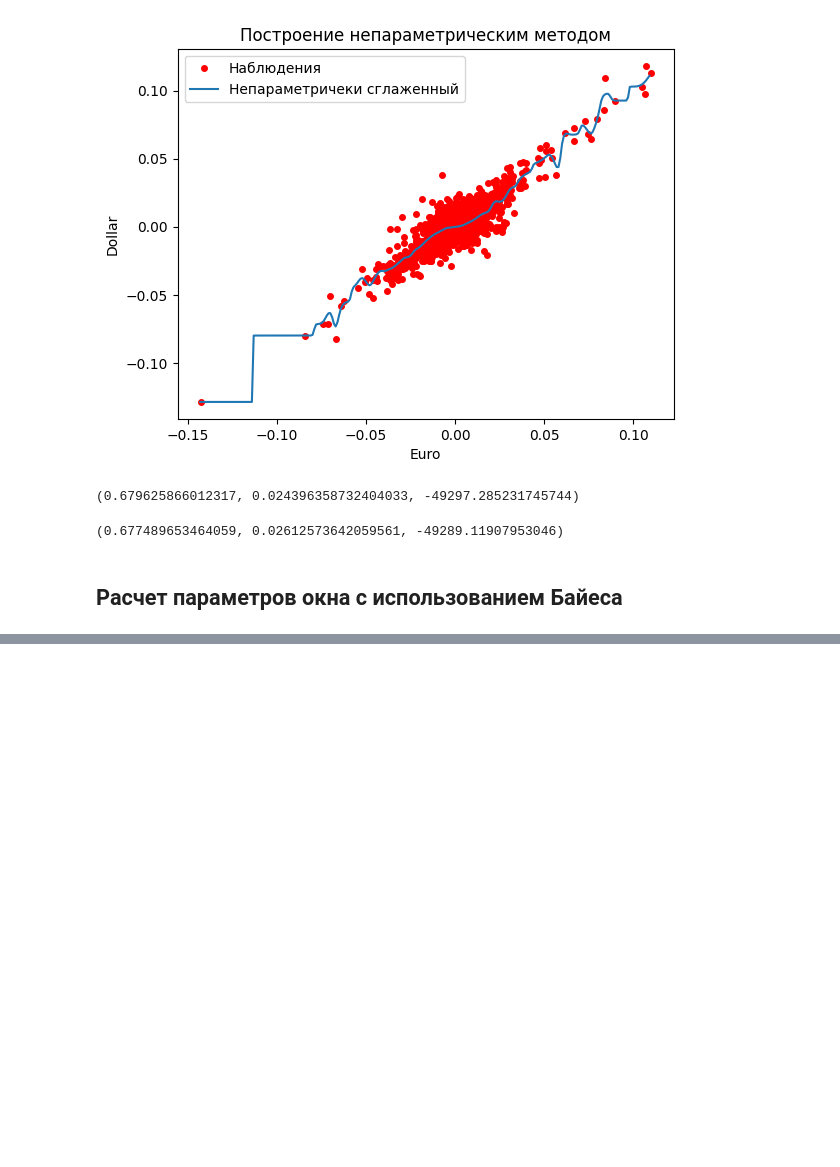
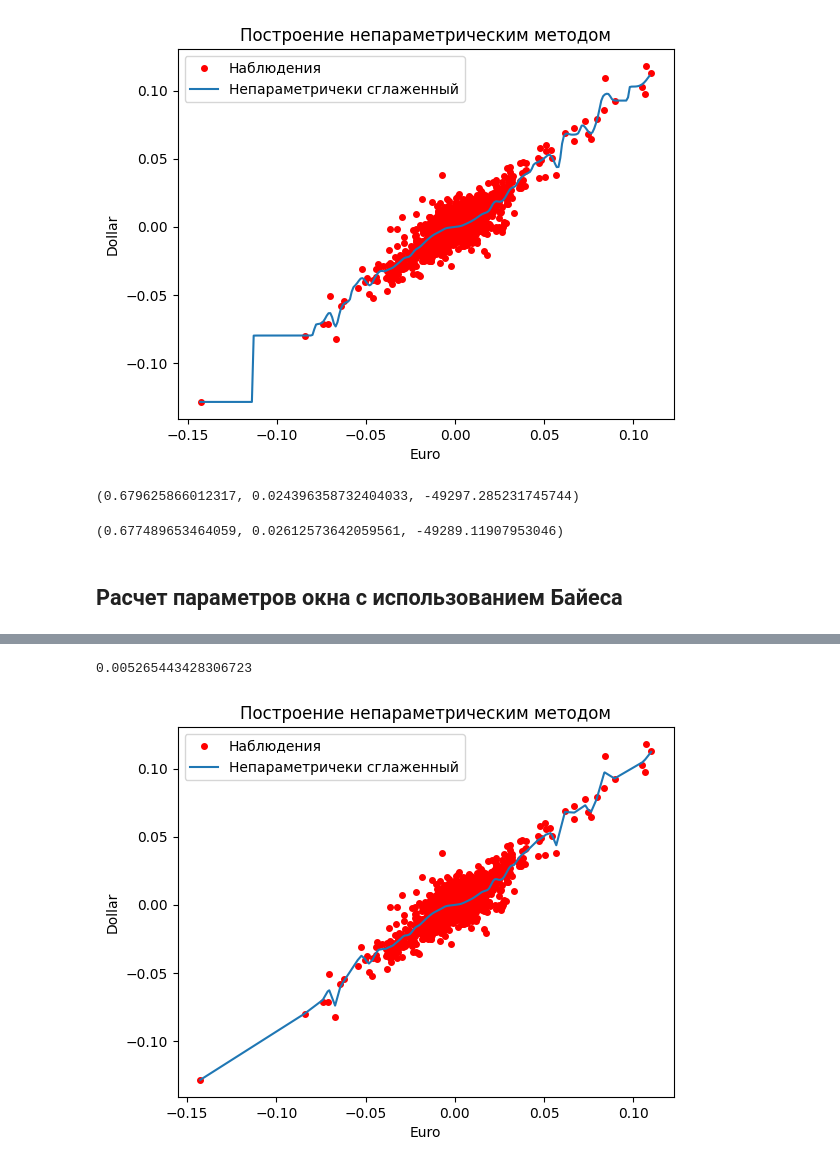
Before and after one commit to AnfimovAleksandr/mag_diploma, a Jupyter notebook: Непараметрический_2.ipynb, the cells around one changed output, grey strips where cells are left out. Saved outputs shown, nothing was run; the diff lists cells and outputs as text; code cells hidden in the pictures; blank space fills up the shorter version.

```diff
--- a/Непараметрический_2.ipynb
+++ b/Непараметрический_2.ipynb
@@ -1308,0 +1376,14 @@ print(logpdf([-1]))
+# %%
+chains[:, 100:, 0].mean()
+# %% [output]
+0.005265443428306723
+# %%
+plt.title('Построение непараметрическим методом')
+plt.xlabel('Euro')
+plt.ylabel('Dollar')
+plt.plot(np_data_euro, np_data_dollar, 'ro', markersize=4)
+plt.plot(np_data_euro, res)
+plt.legend(['Наблюдения', 'Непараметричеки сглаженный'])
+plt.show()
+# %% [output]
+[figure, added]
```
Also changed, not shown: parts of 7 cells of this notebook.
